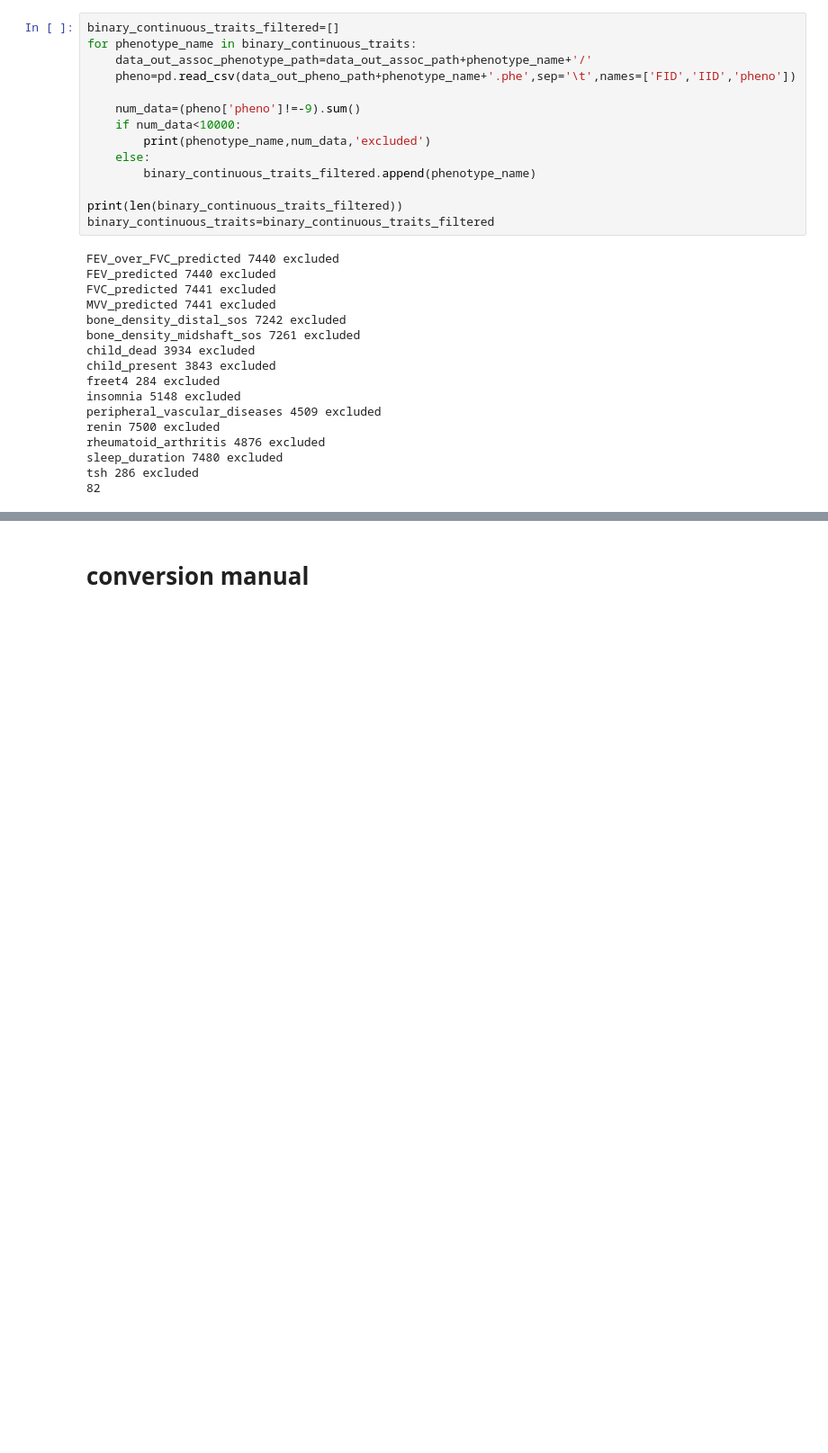
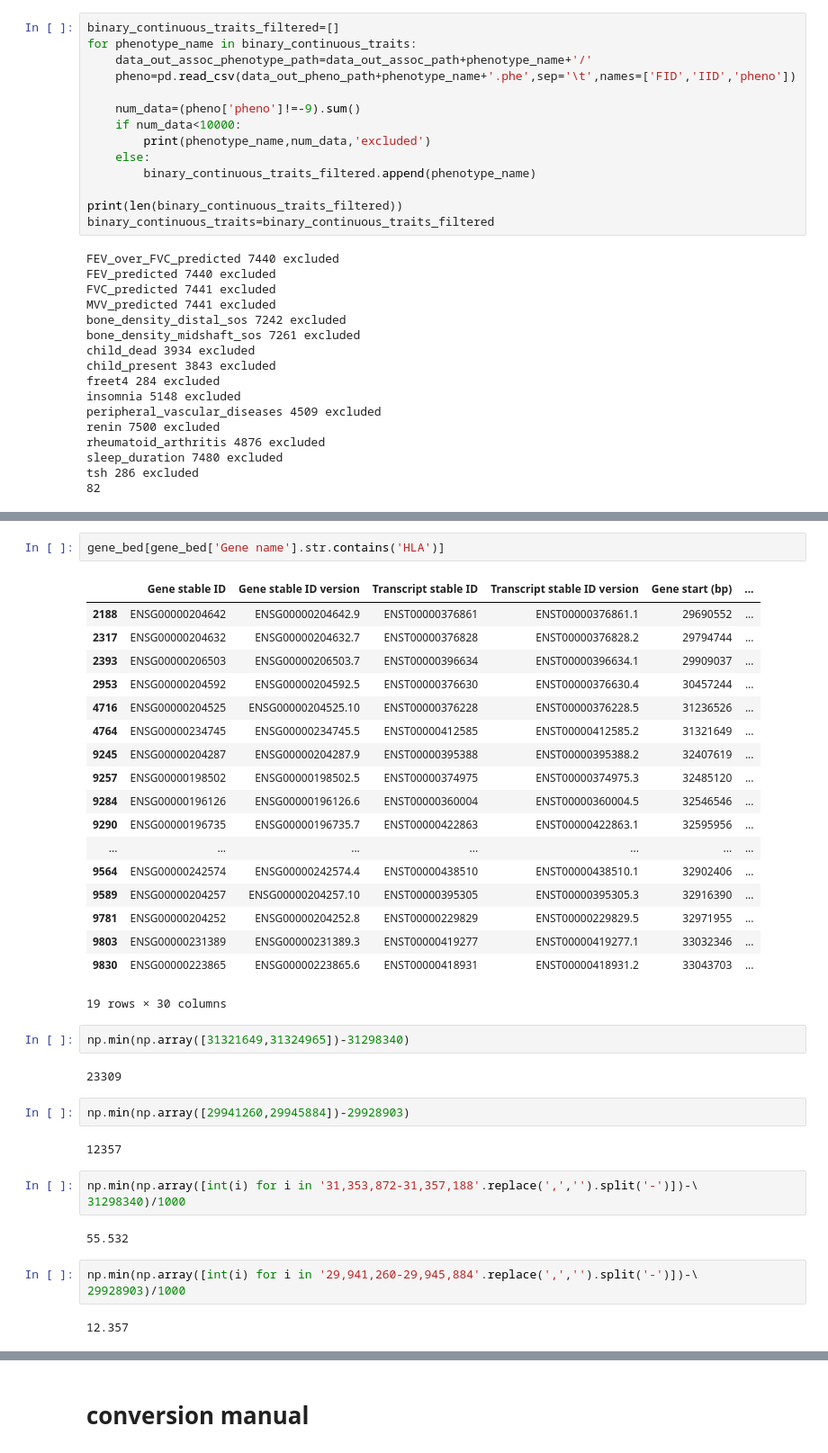
Before and after one commit to chanwkimlab/MHC_Kor_Assoc, a Jupyter notebook: 8_result.ipynb, the cells around one changed output, grey strips where cells are left out. Shown at 90% size. Cells and saved outputs as stored; diff of their text form; blank space fills up the shorter version.

```diff
--- a/8_result.ipynb
+++ b/8_result.ipynb
@@ -114,0 +132,39 @@ See the caveats in the documentation: http://pandas.pydata.org/pandas-docs/stabl
+# %%
+gene_bed[gene_bed['Gene name'].str.contains('HLA')]
+# %% [output]
+|  | Gene stable ID | Gene stable ID version | Transcript stable ID | Transcript stable ID version | Gene start (bp) | ... |
+| 2188 | ENSG00000204642 | ENSG00000204642.9 | ENST00000376861 | ENST00000376861.1 | 29690552 | ... |
+| 2317 | ENSG00000204632 | ENSG00000204632.7 | ENST00000376828 | ENST00000376828.2 | 29794744 | ... |
+| 2393 | ENSG00000206503 | ENSG00000206503.7 | ENST00000396634 | ENST00000396634.1 | 29909037 | ... |
+| 2953 | ENSG00000204592 | ENSG00000204592.5 | ENST00000376630 | ENST00000376630.4 | 30457244 | ... |
+| 4716 | ENSG00000204525 | ENSG00000204525.10 | ENST00000376228 | ENST00000376228.5 | 31236526 | ... |
+| 4764 | ENSG00000234745 | ENSG00000234745.5 | ENST00000412585 | ENST00000412585.2 | 31321649 | ... |
+| 9245 | ENSG00000204287 | ENSG00000204287.9 | ENST00000395388 | ENST00000395388.2 | 32407619 | ... |
+| 9257 | ENSG00000198502 | ENSG00000198502.5 | ENST00000374975 | ENST00000374975.3 | 32485120 | ... |
+| 9284 | ENSG00000196126 | ENSG00000196126.6 | ENST00000360004 | ENST00000360004.5 | 32546546 | ... |
+| 9290 | ENSG00000196735 | ENSG00000196735.7 | ENST00000422863 | ENST00000422863.1 | 32595956 | ... |
+| ... | ... | ... | ... | ... | ... | ... |
+| 9564 | ENSG00000242574 | ENSG00000242574.4 | ENST00000438510 | ENST00000438510.1 | 32902406 | ... |
+| 9589 | ENSG00000204257 | ENSG00000204257.10 | ENST00000395305 | ENST00000395305.3 | 32916390 | ... |
+| 9781 | ENSG00000204252 | ENSG00000204252.8 | ENST00000229829 | ENST00000229829.5 | 32971955 | ... |
+| 9803 | ENSG00000231389 | ENSG00000231389.3 | ENST00000419277 | ENST00000419277.1 | 33032346 | ... |
+| 9830 | ENSG00000223865 | ENSG00000223865.6 | ENST00000418931 | ENST00000418931.2 | 33043703 | ... |
+19 rows × 30 columns
+# %%
+np.min(np.array([31321649,31324965])-31298340)
+# %% [output]
+23309
+# %%
+np.min(np.array([29941260,29945884])-29928903)
+# %% [output]
+12357
+# %%
+np.min(np.array([int(i) for i in '31,353,872-31,357,188'.replace(',','').split('-')])-\
+31298340)/1000
+# %% [output]
+55.532
+# %%
+np.min(np.array([int(i) for i in '29,941,260-29,945,884'.replace(',','').split('-')])-\
+29928903)/1000
+# %% [output]
+12.357
```
Also changed, not shown: parts of 104 cells of this notebook, 3 other files.
